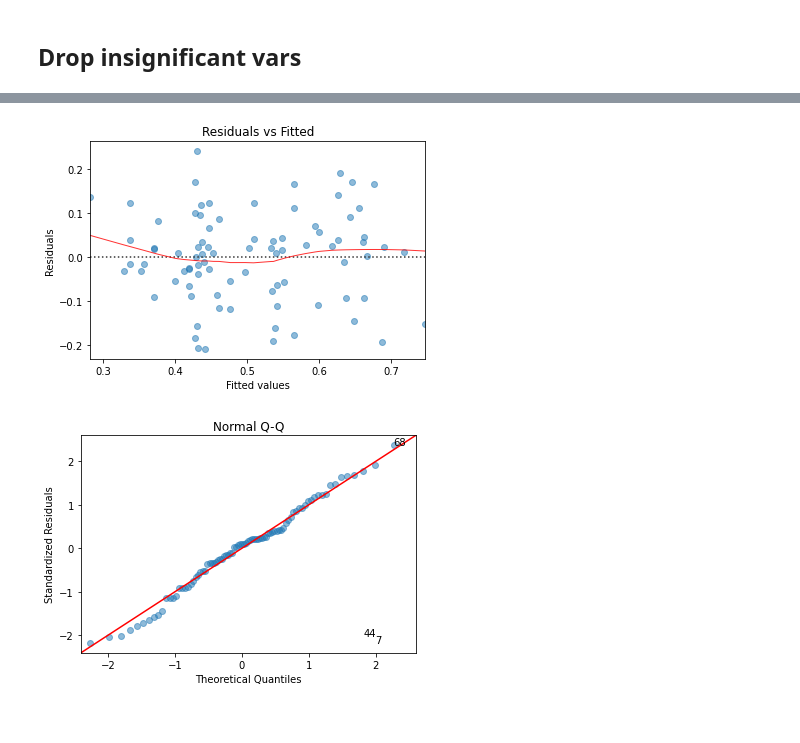
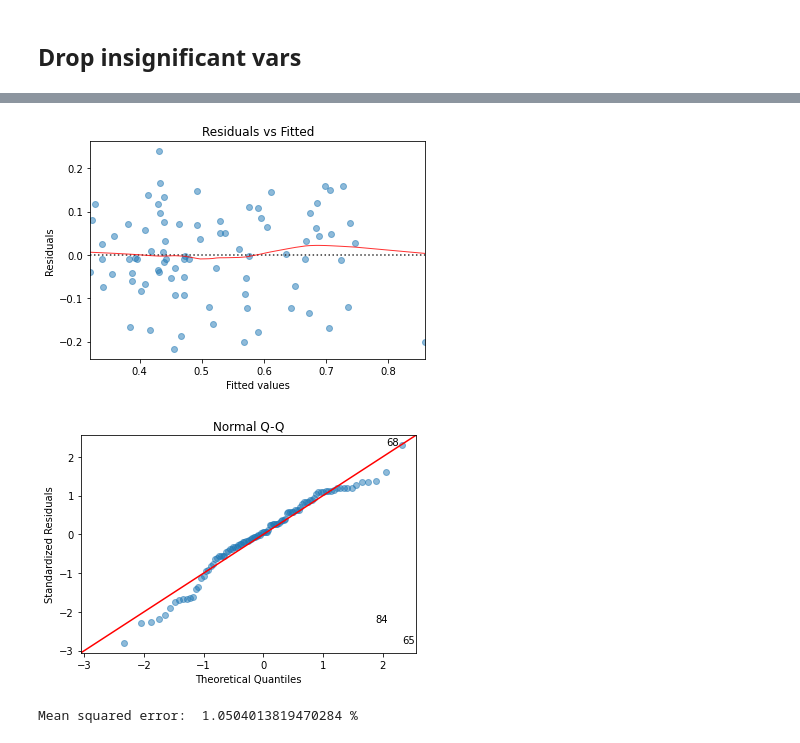
Before and after one commit to lhotaane/Case_study_Lidl, a Jupyter notebook: candy.ipynb, the cells around one changed output, grey strips where cells are left out. Cells and saved outputs as stored; diff of their text form; code cells hidden in the pictures.

Commit message:
Final model

```diff
--- a/candy.ipynb
+++ b/candy.ipynb
@@ -359,0 +370,17 @@ Notes:
+# %%
+dupl = df.sort_values(by = 'winpercent', ascending=False).head(10)
+df_dupl = df.append(dupl, ignore_index=True).append(dupl.head(5), ignore_index=True)
+
+#set the ingredients as expl. variables
+X = df_dupl.drop(['competitorname','winpercent'], axis = 1)
+X = sm.add_constant(X)
+
+#target
+y = df_dupl['winpercent']
+# %%
+#model without intercept
+model = sm.OLS(y, X)
+
+#print model summary
+model_fit = model.fit()
+print(model_fit.summary())
@@ -360,4 +405,5 @@ Notes:
 # %%
+#check the model
 # model values
 model_fitted_y = model_fit.fittedvalues
 # model residuals
@@ -372,32 +418,30 @@ model_abs_resid = np.abs(model_residuals)
 model_leverage = model_fit.get_influence().hat_matrix_diag
 # cook's distance, from statsmodels internals
 model_cooks = model_fit.get_influence().cooks_distance[0]
-
-plot_lm_1 = plt.figure()
-plot_lm_1.axes[0] = sns.residplot(model_fitted_y, dataframe.columns[-1], data=dataframe,
-                          lowess=True,
-                          scatter_kws={'alpha': 0.5},
-                          line_kws={'color': 'red', 'lw': 1, 'alpha': 0.8})
-
-plot_lm_1.axes[0].set_title('Residuals vs Fitted')
-plot_lm_1.axes[0].set_xlabel('Fitted values')
-plot_lm_1.axes[0].set_ylabel('Residuals');
-# %% [output]
-[figure, removed]
 # %%
+plot_lm_1 = plt.figure()
+plot_lm_1.axes[0] = sns.residplot(model_fitted_y.head(85), dataframe.columns[-1], data=dataframe,
+                          lowess=True,
+                          scatter_kws={'alpha': 0.5},
+                          line_kws={'color': 'red', 'lw': 1, 'alpha': 0.8})
+
+plot_lm_1.axes[0].set_title('Residuals vs Fitted')
+plot_lm_1.axes[0].set_xlabel('Fitted values')
+plot_lm_1.axes[0].set_ylabel('Residuals');
+
 from statsmodels.graphics.gofplots import ProbPlot
-
 QQ = ProbPlot(model_norm_residuals)
 plot_lm_2 = QQ.qqplot(line='45', alpha=0.5, color='#4C72B0', lw=1)
 plot_lm_2.axes[0].set_title('Normal Q-Q')
 plot_lm_2.axes[0].set_xlabel('Theoretical Quantiles')
 plot_lm_2.axes[0].set_ylabel('Standardized Residuals');
 # annotations
 abs_norm_resid = np.flip(np.argsort(np.abs(model_norm_residuals)), 0)
 abs_norm_resid_top_3 = abs_norm_resid[:3]
 for r, i in enumerate(abs_norm_resid_top_3):
     plot_lm_2.axes[0].annotate(i,
                                xy=(np.flip(QQ.theoretical_quantiles, 0)[r],
                                    model_norm_residuals[i]));
 # %% [output]
-[figure, old version]
+[figure, new version]
+[figure, added]
@@ -403,0 +452,6 @@ for r, i in enumerate(abs_norm_resid_top_3):
+# %%
+#compute the MSE:
+from sklearn.metrics import mean_squared_error
+print('Mean squared error: ', 100*mean_squared_error(df['winpercent'],df['predicted_winpercent']),'%')
+# %% [output]
+Mean squared error:  1.0504013819470284 %
```
Also changed, not shown: parts of 22 cells of this notebook, 1 other file.
